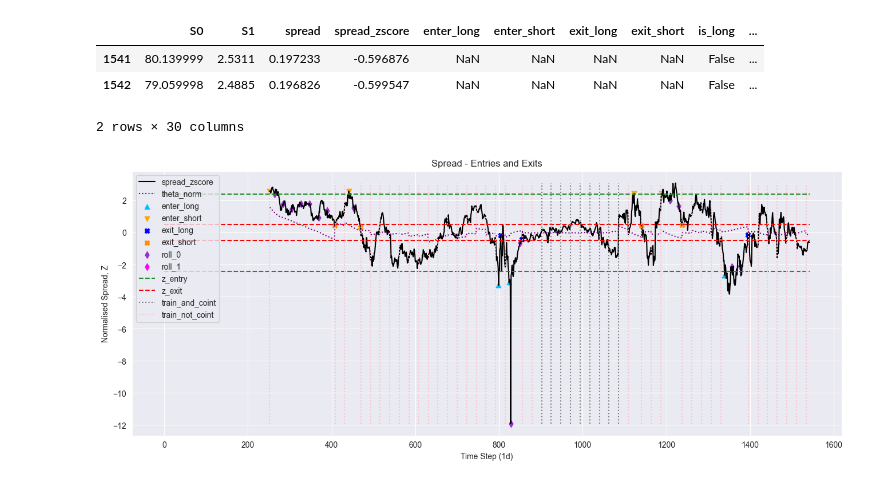
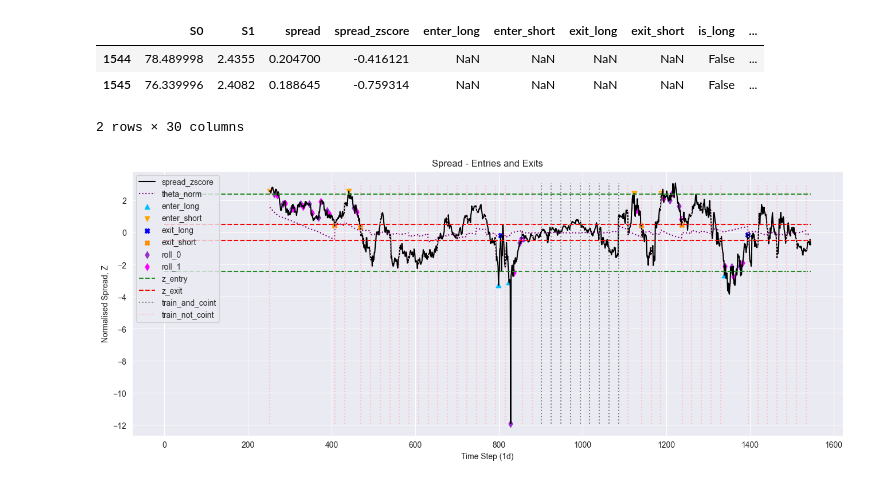
Before and after one commit to webclinic017/trading-40, a Jupyter notebook: algo/strategies/mean_reversion/post_trade_analysis.ipynb, the cells around one changed output. Saved outputs shown, nothing was run; the diff lists cells and outputs as text; code cells hidden in the pictures.

```diff
--- a/algo/strategies/mean_reversion/post_trade_analysis.ipynb
+++ b/algo/strategies/mean_reversion/post_trade_analysis.ipynb
@@ -12,7 +12,9 @@ from yaml.loader import SafeLoader
 sns.set_style("darkgrid")
 
 
-dir_path = Path("outputs/2023-02-15/13-17-13")
+# dir_path = Path("outputs/2023-02-20/20-29-11")
+# dir_path = Path("outputs/2023-02-20/20-39-29")
+dir_path = Path("outputs/2023-02-20/20-40-50")
 
 # Recover the config used in the trading strategy.
 cfg_path = dir_path.joinpath(".hydra/config.yaml")
@@ -36,33 +38,33 @@ elif cfg["data"]["interval"] == "1h":
     input_df = pd.merge(input_df0, input_df1, how="left", left_on=["datetime"], right_on=["datetime"])
 
     input_df["date"] = pd.to_datetime(input_df["datetime"]).dt.date
     df["date"] = pd.to_datetime(df["datetime_bt"]).dt.date
 
     assert len(df) == len(input_df), "Match lengths before datetime merge."
 
     # TODO: replace with a merge on date and some global_step which was fed to the backtest and used like: self.global_step = self.step[-1]..
     df["datetime"] = input_df["datetime"]
     df["date"] = pd.to_datetime(input_df["datetime"]).dt.date
 
 # Forward fill theta for entries between retraining periods.
 df["theta"].fillna(method="ffill", inplace=True)
 df["mu"].fillna(method="ffill", inplace=True)
 
 # Drop rows where every column in the subset has a NaN.
 cols = df.columns[~df.columns.isin(["datetime", "datetime", "date"])]
 df.dropna(axis=0, how="all", subset=cols, inplace=True)
 
 date_index = False
 # date_index = True
 
 if date_index:
     # Rename the original index to `global_step`, then make `datetime` the new index, while keeping `global_step` as a column.
     df.index.rename("global_step", inplace=True)
     df = df.reset_index().set_index("datetime", drop=True)
 
 df.tail(2)
 # %% [output]
 |  | S0 | S1 | spread | spread_zscore | enter_long | enter_short | exit_long | exit_short | is_long | ... |
-| 1541 | 80.139999 | 2.5311 | 0.197233 | -0.596876 | NaN | NaN | NaN | NaN | False | ... |
-| 1542 | 79.059998 | 2.4885 | 0.196826 | -0.599547 | NaN | NaN | NaN | NaN | False | ... |
+| 1544 | 78.489998 | 2.4355 | 0.204700 | -0.416121 | NaN | NaN | NaN | NaN | False | ... |
+| 1545 | 76.339996 | 2.4082 | 0.188645 | -0.759314 | NaN | NaN | NaN | NaN | False | ... |
 2 rows × 30 columns
```
Also changed, not shown: parts of 15 cells of this notebook, 3 other files.
